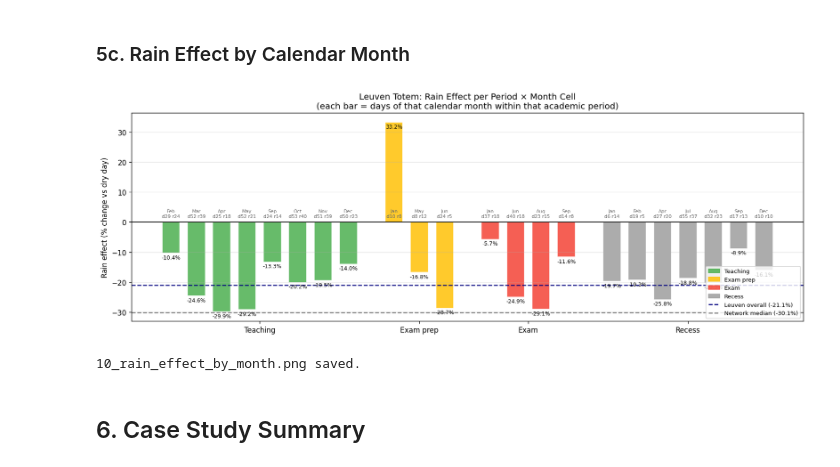
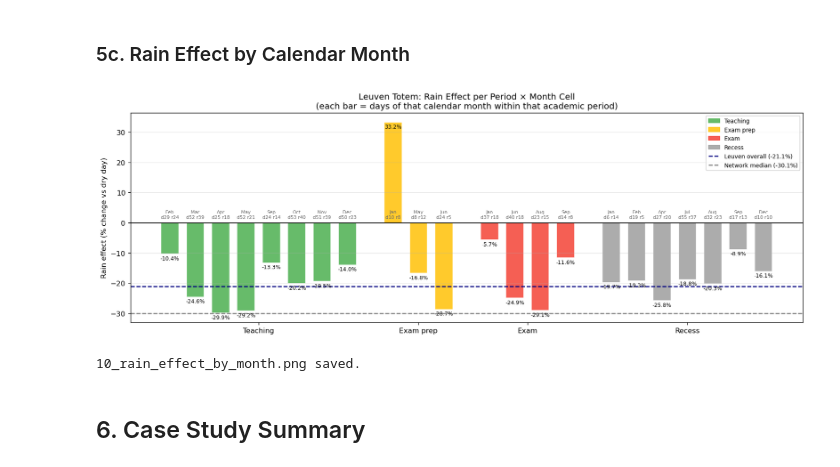
Before and after one commit to Queena34/mda-cycling-weather-group6, a Jupyter notebook: notebooks/10_leuven_totem_case.ipynb, the cells around one changed output. Saved outputs shown, nothing was run; the diff lists cells and outputs as text; code cells hidden in the pictures.

Commit message:
feat(10): add standalone stratified rain effect plot and update figures

```diff
--- a/notebooks/10_leuven_totem_case.ipynb
+++ b/notebooks/10_leuven_totem_case.ipynb
@@ -589,35 +619,35 @@ for p, lbl in zip(KU_ORDER, KU_LABELS):
     x_pos += 0.8  # gap between period groups
 
 ax.axhline(0, color="black", linewidth=0.8)
 ax.axhline(lt_rain_effect, color="navy", linestyle="--", linewidth=1.5,
            label=f"Leuven overall ({lt_rain_effect:.1f}%)")
 ax.axhline(network_rain_effect, color="gray", linestyle="--", linewidth=1.5,
            label=f"Network median ({network_rain_effect:.1f}%)")
 
 ax.set_xticks(list(group_centers.values()))
 ax.set_xticklabels(list(group_centers.keys()), fontsize=10)
 
 period_patches = [
     mpatches.Patch(color=KU_BAR_COLORS[i], alpha=0.85, label=KU_LABELS[i])
     for i in range(len(KU_ORDER))
 ]
 ref_handles, ref_labels = ax.get_legend_handles_labels()
 ax.legend(handles=period_patches + ref_handles,
           labels=KU_LABELS + ref_labels,
-          fontsize=8, loc="lower right")
+          fontsize=8, loc="upper right")
 
 ax.set_ylabel("Rain effect (% change vs dry day)")
 ax.set_title(
     "Leuven Totem: Rain Effect per Period × Month Cell\n"
     "(each bar = days of that calendar month within that academic period)"
 )
 ax.grid(axis="y", alpha=0.3)
 fig.tight_layout()
 fig.savefig(FIGS / "10_rain_effect_by_month.png", dpi=150)
 plt.show()
 print("10_rain_effect_by_month.png saved.")
 # %% [output]
-[figure, old version]
+[figure, new version]
 10_rain_effect_by_month.png saved.
 # %% [markdown]
 ## 6. Case Study Summary
```
Also changed, not shown: parts of 2 cells of this notebook, 7 other files.
